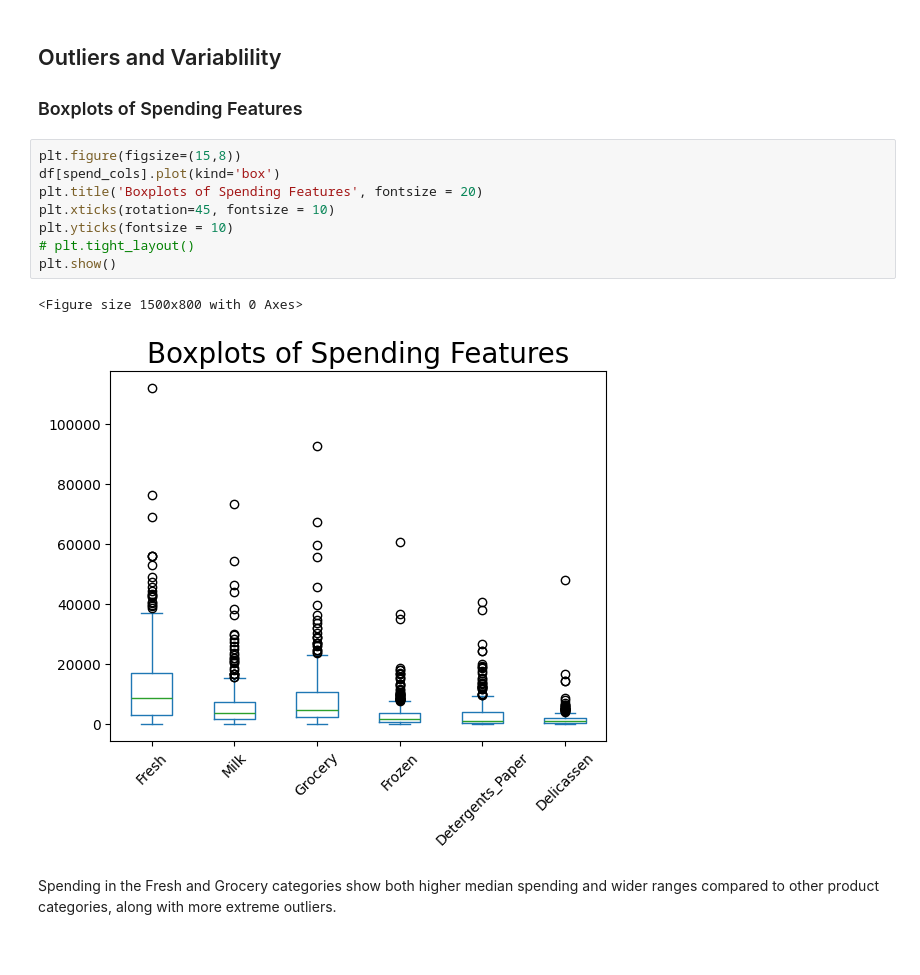
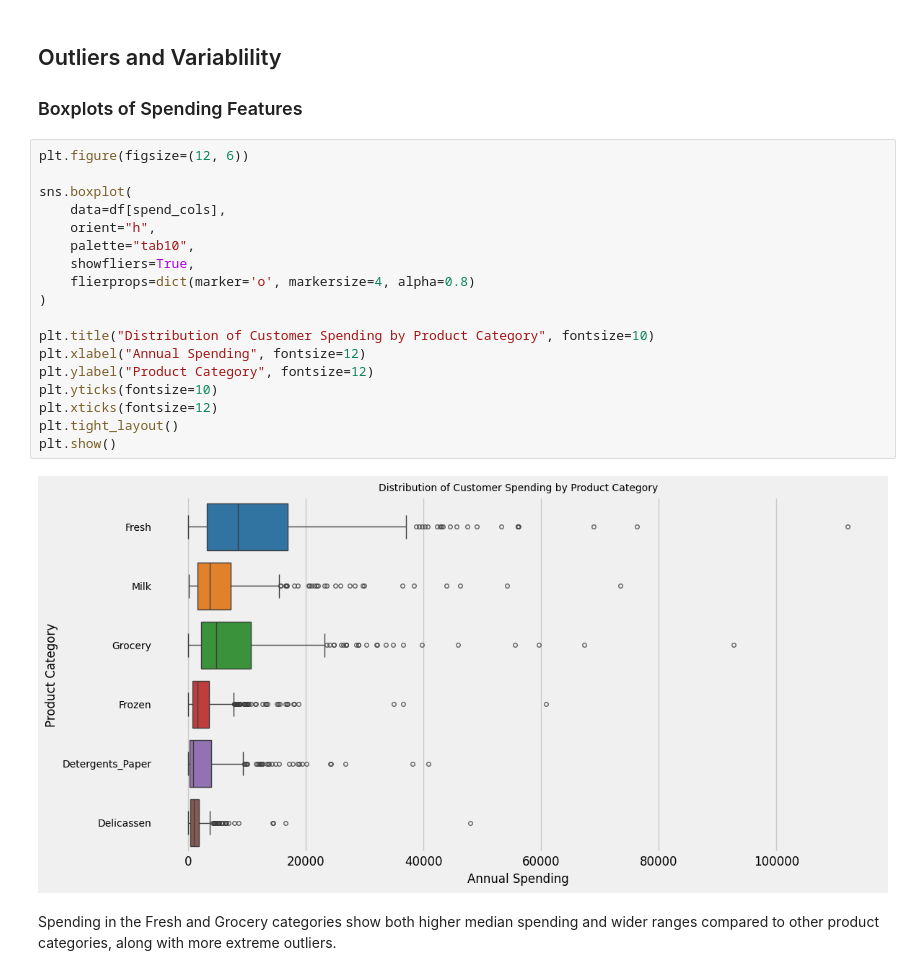
Before and after one commit to EsserMishelle/customer-spending-segmentation, a Jupyter notebook: 1_EDA.ipynb, the cells around one changed output. Drawn from its saved outputs; the diff is of its cells as text.

```diff
--- a/1_EDA.ipynb
+++ b/1_EDA.ipynb
@@ -130,17 +130,26 @@ The raw spending distributions show a strong right skew, with only a small numbe
 # %% [markdown]
 ## Outliers and Variablility
 ### Boxplots of Spending Features
-# %%
-plt.figure(figsize=(15,8))
-df[spend_cols].plot(kind='box')
-plt.title('Boxplots of Spending Features', fontsize = 20)
-plt.xticks(rotation=45, fontsize = 10)
-plt.yticks(fontsize = 10)
-# plt.tight_layout()
-plt.show()
-# %% [output]
-<Figure size 1500x800 with 0 Axes>
-[figure, removed]
+# %%
+plt.figure(figsize=(12, 6))
+
+sns.boxplot(
+    data=df[spend_cols],
+    orient="h",
+    palette="tab10",
+    showfliers=True,
+    flierprops=dict(marker='o', markersize=4, alpha=0.8)
+)
+
+plt.title("Distribution of Customer Spending by Product Category", fontsize=10)
+plt.xlabel("Annual Spending", fontsize=12)
+plt.ylabel("Product Category", fontsize=12)
+plt.yticks(fontsize=10)
+plt.xticks(fontsize=12)
+plt.tight_layout()
+plt.show()
+# %% [output]
+[figure, added]
 # %% [markdown]
 Spending in the Fresh and Grocery categories show both higher median spending and wider ranges compared to other product categories, along with more extreme outliers.
 # %% [markdown]
```
Also changed, not shown: parts of 8 cells of this notebook.
